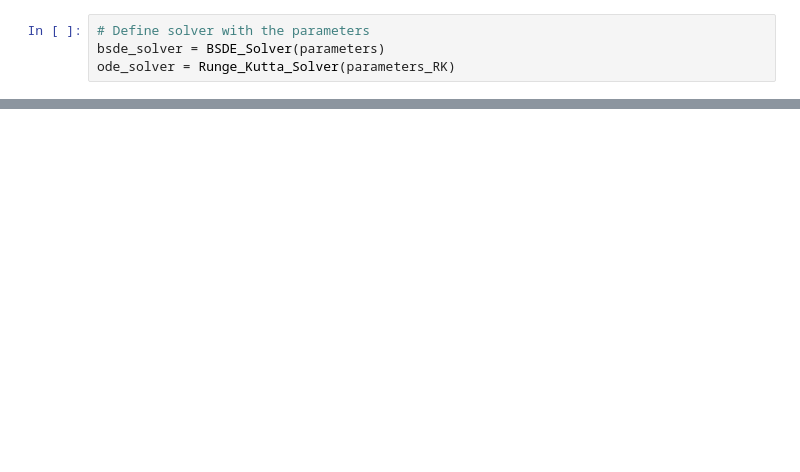
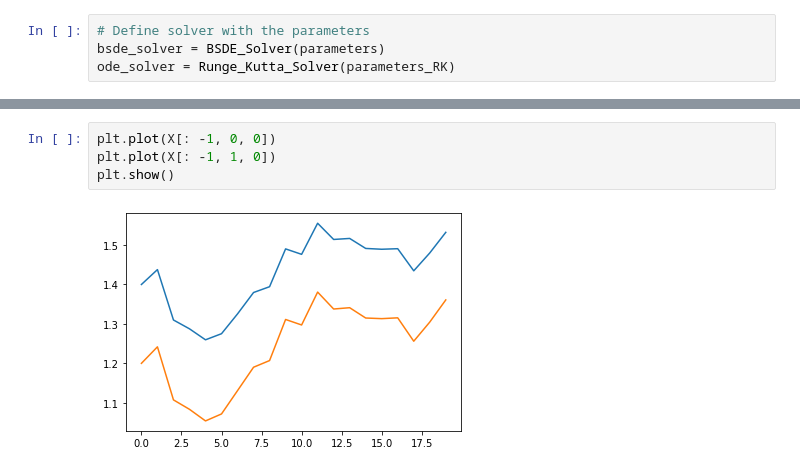
Before and after one commit to ivannkirev/Stochastic-Control-in-Mathematical-Finance, a Jupyter notebook: BSDE Algorithm/results.ipynb, the cells around one changed output, grey strips where cells are left out. Drawn from its saved outputs; the diff is of its cells as text; blank space fills up the shorter version.

```diff
--- a/BSDE Algorithm/results.ipynb
+++ b/BSDE Algorithm/results.ipynb
@@ -66,3 +66,9 @@ bsde_solver.plot("losses")
+# %%
+plt.plot(X[: -1, 0, 0])
+plt.plot(X[: -1, 1, 0])
+plt.show()
+# %% [output]
+[figure, added]
 # %%
 X, V_bsde, Z = bsde_solver.simulate()
 
```
Also changed, not shown: parts of 5 cells of this notebook, 5 other files.
